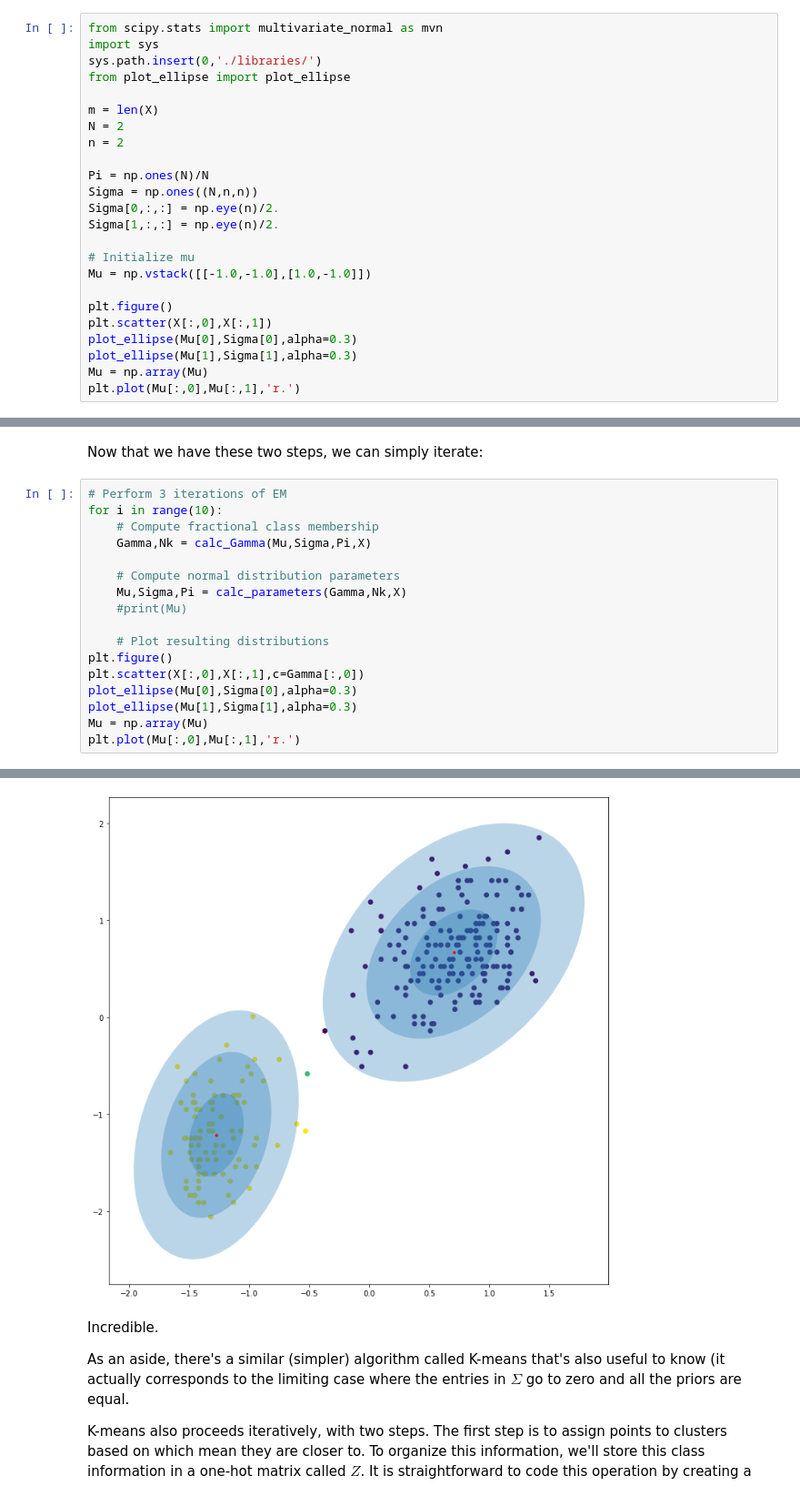
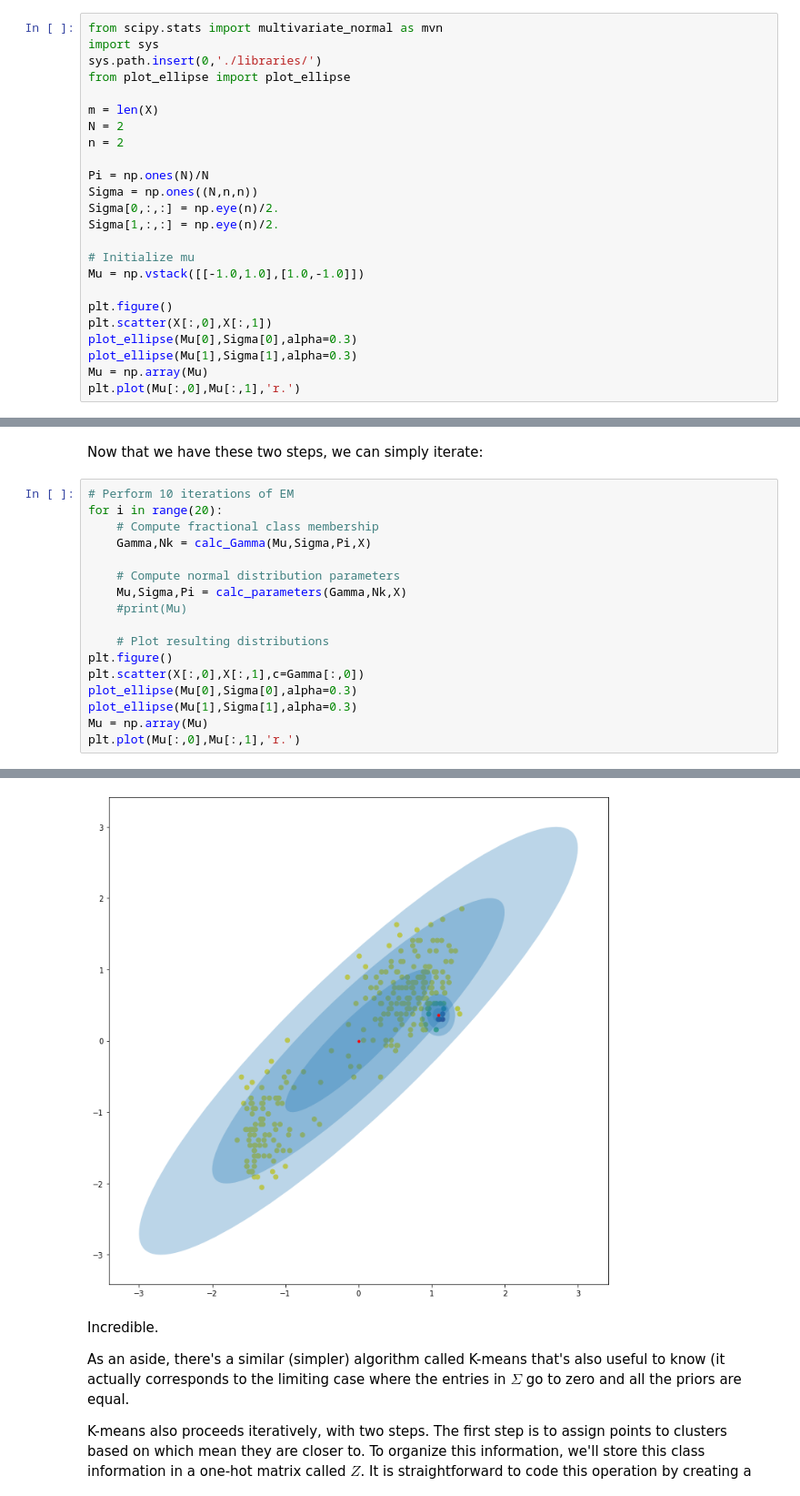
Before and after one commit to UM-CSCI-447-547-ML-Fall-2020/14-Clustering, a Jupyter notebook: expectation_maximization.ipynb, the cells around one changed output, grey strips where cells are left out. Shown at 91% size. Drawn from its saved outputs; the diff is of its cells as text.

```diff
--- a/expectation_maximization.ipynb
+++ b/expectation_maximization.ipynb
@@ -55,7 +55,7 @@ Sigma[0,:,:] = np.eye(n)/2.
 Sigma[1,:,:] = np.eye(n)/2.
 
 # Initialize mu
-Mu = np.vstack([[-1.0,-1.0],[1.0,-1.0]])
+Mu = np.vstack([[-1.0,1.0],[1.0,-1.0]])
 
 plt.figure()
 plt.scatter(X[:,0],X[:,1])
@@ -120,25 +120,25 @@ plt.plot(Mu[:,0],Mu[:,1],'r.')
 # %% [markdown]
 Now that we have these two steps, we can simply iterate:
 # %%
-# Perform 3 iterations of EM
-for i in range(10):
+# Perform 10 iterations of EM
+for i in range(20):
     # Compute fractional class membership
     Gamma,Nk = calc_Gamma(Mu,Sigma,Pi,X)
 
     # Compute normal distribution parameters
     Mu,Sigma,Pi = calc_parameters(Gamma,Nk,X)
     #print(Mu)
 
     # Plot resulting distributions
 plt.figure()
 plt.scatter(X[:,0],X[:,1],c=Gamma[:,0])
 plot_ellipse(Mu[0],Sigma[0],alpha=0.3)
 plot_ellipse(Mu[1],Sigma[1],alpha=0.3)
 Mu = np.array(Mu)
 plt.plot(Mu[:,0],Mu[:,1],'r.')
 # %% [output]
 [<matplotlib.lines.Line2D at 0x...>]
-[figure, old version]
+[figure, new version]
 # %% [markdown]
 Incredible.
 
```
Also changed, not shown: parts of 13 cells of this notebook, 3 other files.
